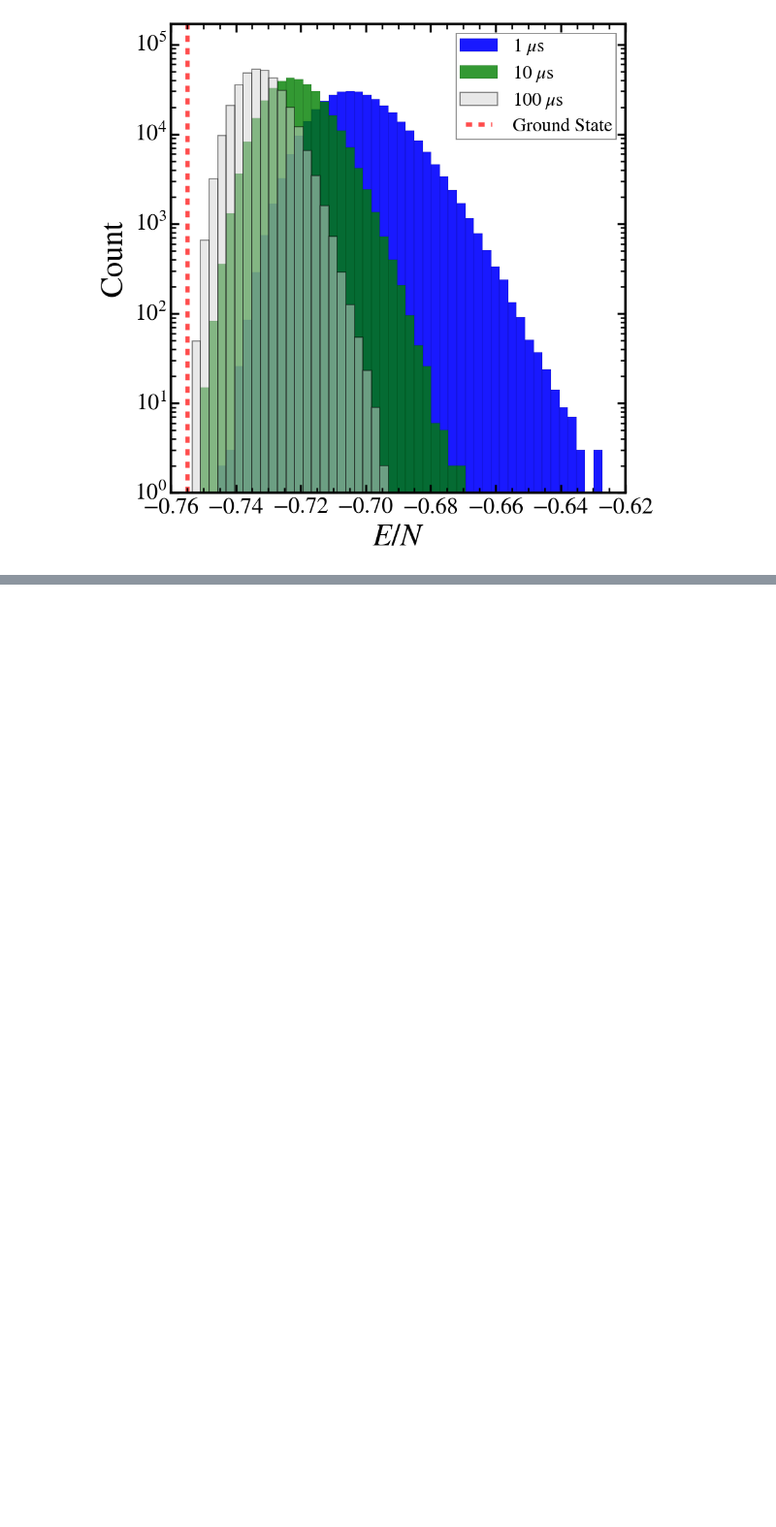
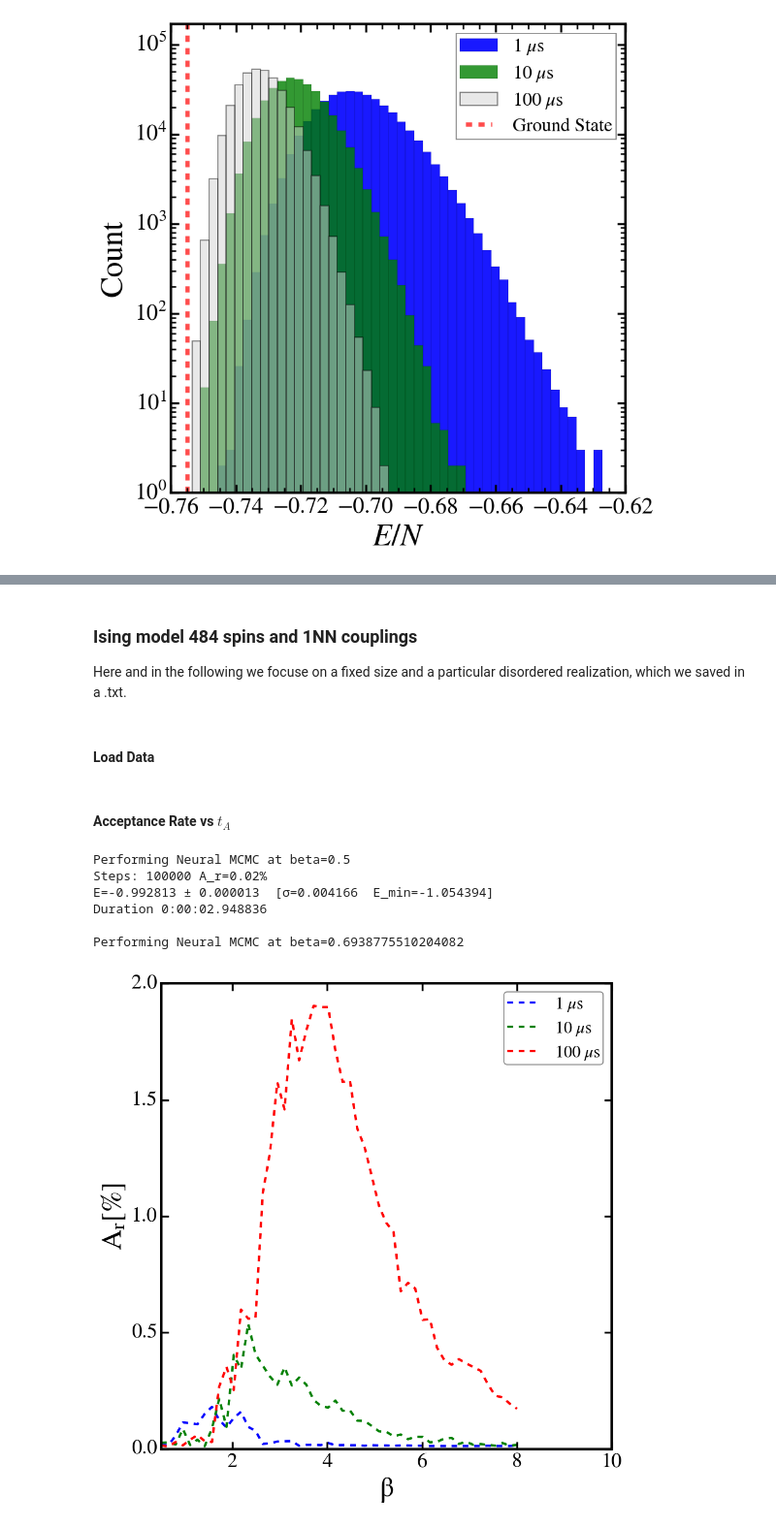
Before and after one commit to gscriva/n-mcmc, a Jupyter notebook: accelerating_monte_carlo.ipynb, the cells around one changed output, grey strips where cells are left out. Shown at 97% size. Cells and saved outputs as stored; diff of their text form; code cells hidden in the pictures; blank space fills up the shorter version.

```diff
--- a/accelerating_monte_carlo.ipynb
+++ b/accelerating_monte_carlo.ipynb
@@ -648,0 +905,13 @@ min: -0.7534729061392554  (1 occurance(s))
+# %% [markdown]
+
+### Ising model 484 spins and 1NN couplings
+
+Here and in the following we focuse on a fixed size and a particular disordered realization, which we saved in a .txt.
+# %%
+spin_side = 22
+spins = spin_side**2
+couplings_path_3nn = "data/couplings/484spins-uniform-3nn.txt"
+ground_state_3nn = -1.0982
+# %% [markdown]
+
+#### Load Data
@@ -648,0 +924,47 @@ min: -0.7534729061392554  (1 occurance(s))
+# %%
+made_data_3nn = [
+"data/generated/sample-500000_size-484_2022-03-01_11-09-49.npz", # 1mus 3nn
+"data/generated/sample-1000000_size-484_2022-03-01_11-48-11.npz", # 10mus 3nn
+"data/generated/sample-1000000_size-484_2022-03-01_11-50-00.npz", # 100mus 3nn
+"data/generated/sample-1000000_size-484_2022-05-10_23-59-33.npz", # 1-10-100mus 3nn
+"data/generated/sample-1000000_size-484_2022-02-10_15-28-37.npz", # 1<beta<2.5 3nn
+"data/generated/sample-1000000_size-484_2022-02-10_17-00-33.npz" # 100mus and 1<beta<2.5 3nn
+]
+
+labels_3nn = [r"1 $\mu$s",r"10 $\mu$s", r"100 $\mu$s", r"1-10-100 $\mu$s",
+            r"$1\leq\beta\leq2.5$", r"$100 \mu$s and $1\leq\beta\leq2.5$"
+            ]
+# %% [markdown]
+
+#### Acceptance Rate vs $t_A$
+# %%
+betas_3nn = np.linspace(0.5, 10, num=50)
+
+acc_rates_3nn = []
+for i, dataset in enumerate(made_data_3nn):
+    acc_rate_3nn = []
+    if i > 2:
+        continue
+    for beta in betas_3nn:
+        _, _, ar = neural_mcmc(beta, 100000, dataset, couplings_path_3nn, "made", disable_bar=True)
+        acc_rate_3nn.append(ar)
+    acc_rates_3nn.append(acc_rate_3nn)
+
+# remove the labels of the dataset
+# that we didn't use
+labels_ar = []
+for i, label in enumerate(labels_3nn):
+    if i>2:
+        continue
+    labels_ar.append(label)
+# %% [output]
+Performing Neural MCMC at beta=0.5
+Steps: 100000 A_r=0.02%
+E=-0.992813 ± 0.000013  [σ=0.004166  E_min=-1.054394]
+Duration 0:00:02.948836
+
+Performing Neural MCMC at beta=0.6938775510204082
+# %%
+plt_betas_ar(acc_rates_3nn, labels_ar, betas_3nn, xlim=(0.5, 10), save=False)
+# %% [output]
+[figure, added]
```
Also changed, not shown: parts of 24 cells of this notebook.
